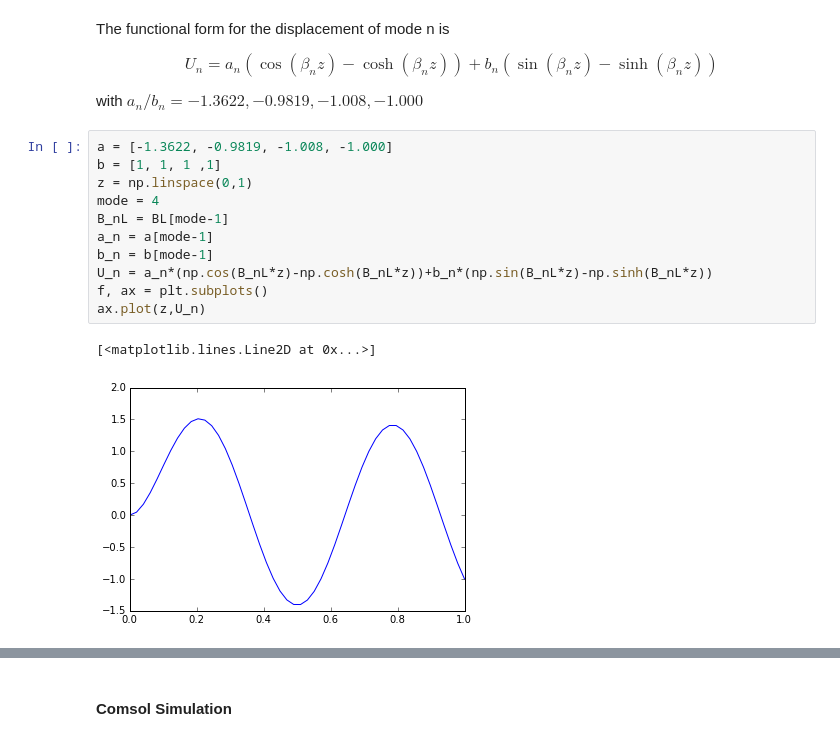
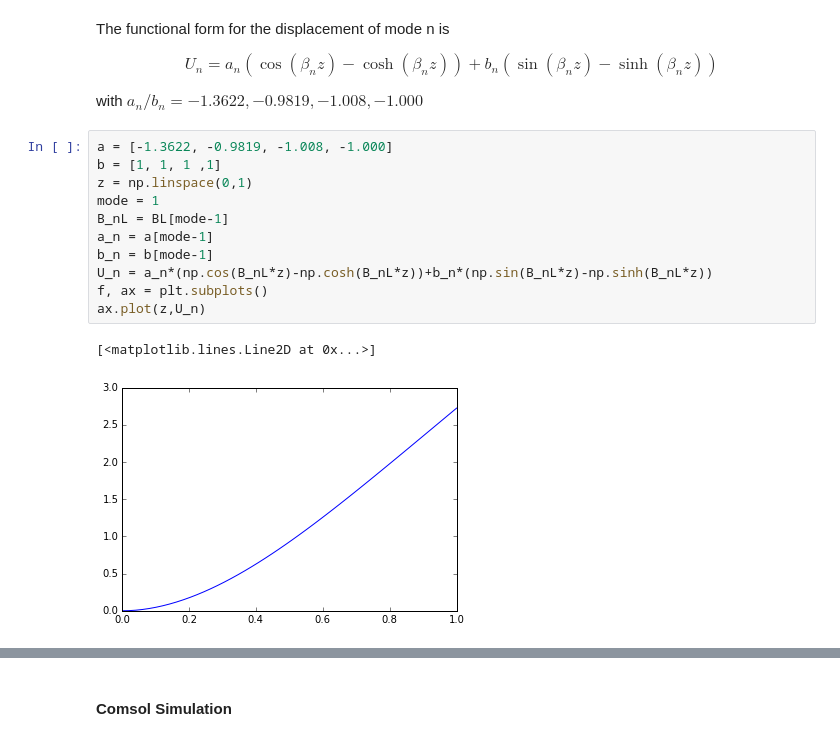
Before and after one commit to jgrebel1/Cantilever, a Jupyter notebook: Cantilever.ipynb, the cells around one changed output, grey strips where cells are left out. Drawn from its saved outputs; the diff is of its cells as text.

```diff
--- a/Cantilever.ipynb
+++ b/Cantilever.ipynb
@@ -48,14 +57,14 @@ with $a_n/b_n = -1.3622, -0.9819, -1.008, -1.000$
 # %%
 a = [-1.3622, -0.9819, -1.008, -1.000]
 b = [1, 1, 1 ,1]
 z = np.linspace(0,1)
-mode = 4
+mode = 1
 B_nL = BL[mode-1]
 a_n = a[mode-1]
 b_n = b[mode-1]
 U_n = a_n*(np.cos(B_nL*z)-np.cosh(B_nL*z))+b_n*(np.sin(B_nL*z)-np.sinh(B_nL*z))
 f, ax = plt.subplots()
 ax.plot(z,U_n)
 # %% [output]
 [<matplotlib.lines.Line2D at 0x...>]
-[figure, old version]
+[figure, new version]
```
Also changed, not shown: parts of 13 cells of this notebook, 7 other files.
